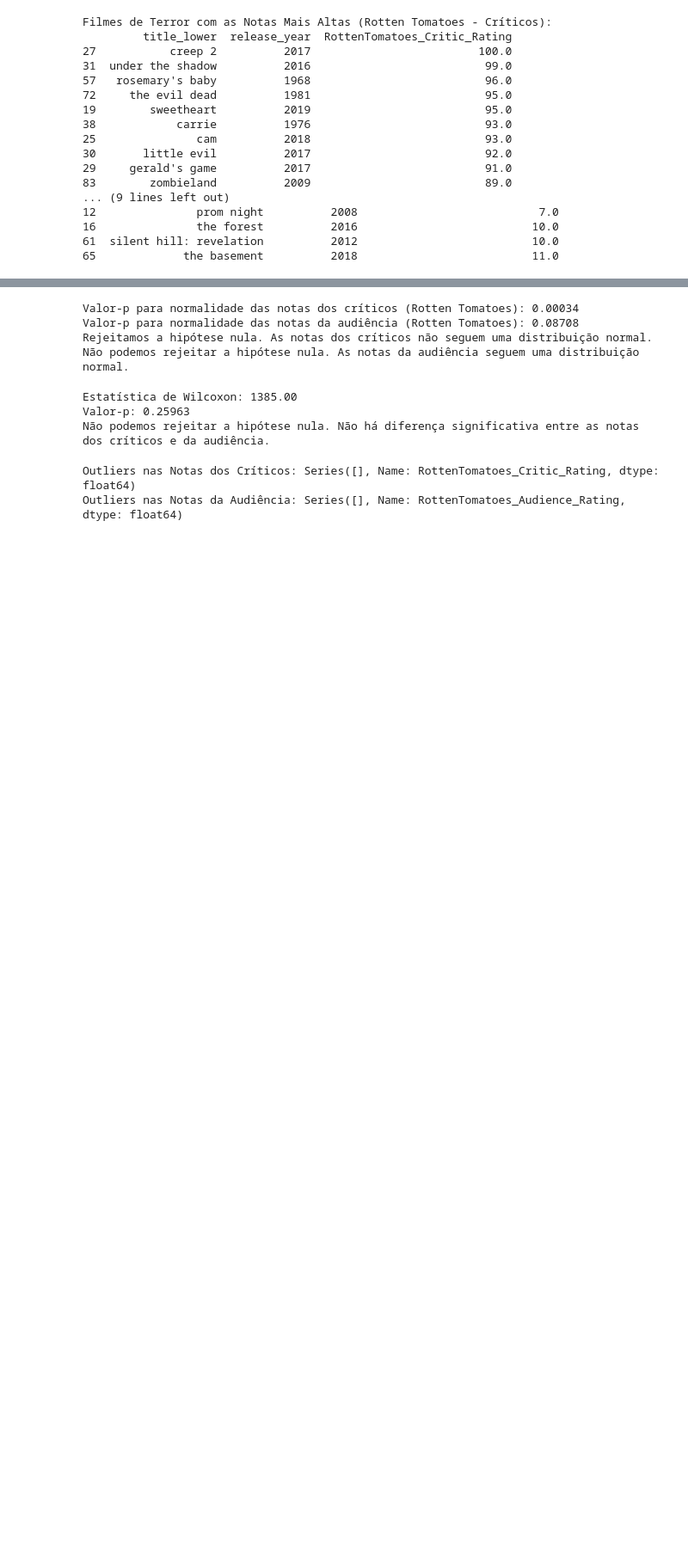
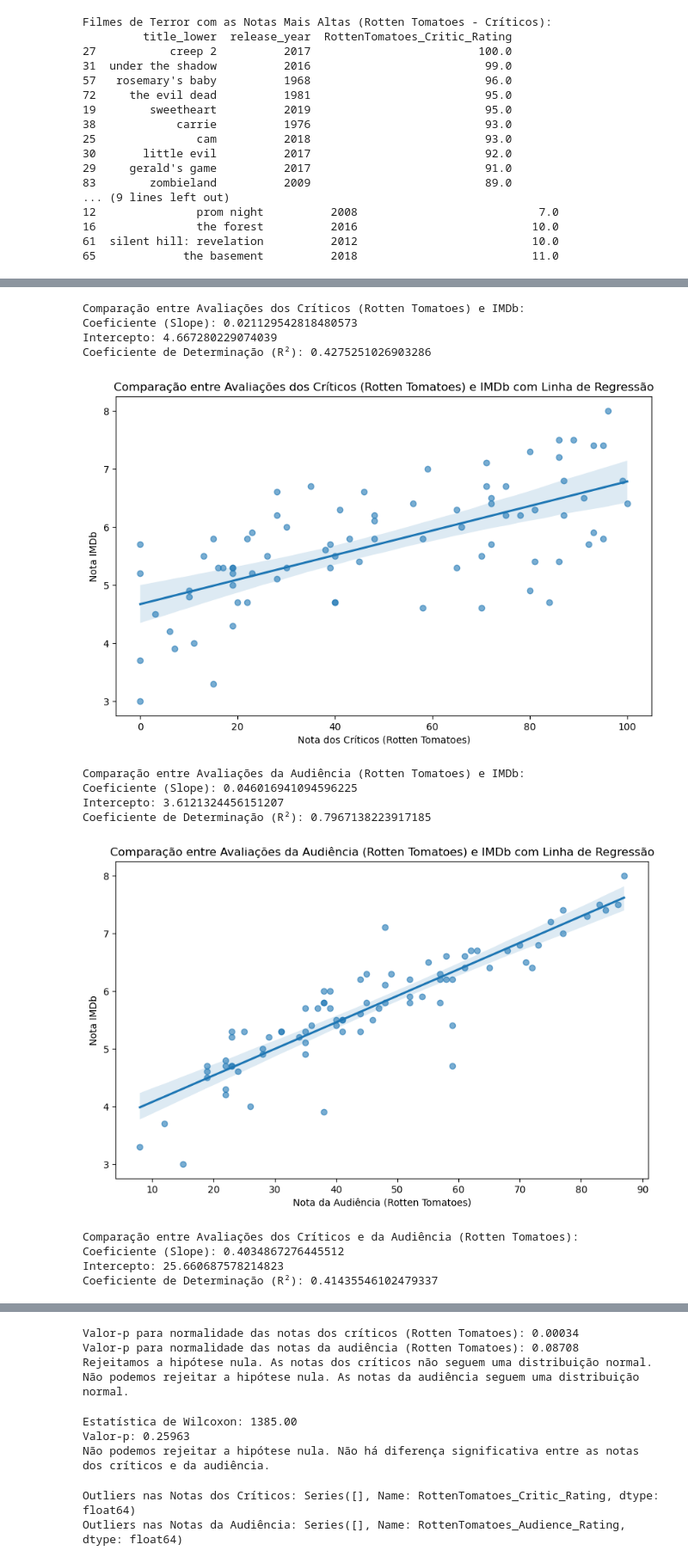
Before and after one commit to Gab0502/cp4DataScience, a Jupyter notebook: cp.ipynb, the cells around one changed output, grey strips where cells are left out. Shown: that part at 86% size. Cells and saved outputs as stored; diff of their text form; code cells hidden in the pictures; blank space fills up the shorter version.

```diff
--- a/cp.ipynb
+++ b/cp.ipynb
@@ -325,0 +268,69 @@ Colunas disponíveis no ratings_df: Index(['title_lower', 'release_year', 'Netfl
+# %%
+
+if 'averageRating' in ratings_df.columns:
+    ratings_df['IMDb_Rating'] = pd.to_numeric(ratings_df['averageRating'], errors='coerce')
+elif 'IMDb_Rating' in ratings_df.columns:
+    ratings_df['IMDb_Rating'] = pd.to_numeric(ratings_df['IMDb_Rating'], errors='coerce')
+else:
+    print("Coluna de avaliação IMDb não encontrada no ratings_df. Verifique os dados.")
+
+
+
+if 'IMDb_Rating' in ratings_df.columns and 'RottenTomatoes_Critic_Rating' in ratings_df.columns and 'RottenTomatoes_Audience_Rating' in ratings_df.columns:
+
+    comparison_df = ratings_df[['RottenTomatoes_Critic_Rating', 'RottenTomatoes_Audience_Rating', 'IMDb_Rating']].dropna()
+
+    def regress_and_plot(x_col, y_col, x_label, y_label, title):
+        X = comparison_df[[x_col]].values
+        y = comparison_df[y_col].values
+
+
+        model = LinearRegression()
+        model.fit(X, y)
+
+
+        y_pred = model.predict(X)
+        r2 = r2_score(y, y_pred)
+
+
+        print(f"{title}:")
+        print(f"Coeficiente (Slope): {model.coef_[0]}")
+        print(f"Intercepto: {model.intercept_}")
+        print(f"Coeficiente de Determinação (R²): {r2}\n")
+
+
+        plt.figure(figsize=(10, 6))
+        sns.regplot(x=x_col, y=y_col, data=comparison_df, scatter_kws={'alpha':0.6})
+        plt.title(f"{title} com Linha de Regressão")
+        plt.xlabel(x_label)
+        plt.ylabel(y_label)
+        plt.show()
+
+
+    regress_and_plot('RottenTomatoes_Critic_Rating', 'IMDb_Rating', 'Nota dos Críticos (Rotten Tomatoes)', 'Nota IMDb',
+                     'Comparação entre Avaliações dos Críticos (Rotten Tomatoes) e IMDb')
+
+
+    regress_and_plot('RottenTomatoes_Audience_Rating', 'IMDb_Rating', 'Nota da Audiência (Rotten Tomatoes)', 'Nota IMDb',
+                     'Comparação entre Avaliações da Audiência (Rotten Tomatoes) e IMDb')
+
+
+    regress_and_plot('RottenTomatoes_Critic_Rating', 'RottenTomatoes_Audience_Rating', 'Nota dos Críticos (Rotten Tomatoes)', 'Nota da Audiência (Rotten Tomatoes)',
+                     'Comparação entre Avaliações dos Críticos e da Audiência (Rotten Tomatoes)')
+else:
+    print("Dados insuficientes para gerar comparações. Verifique se todas as colunas de avaliação estão presentes no DataFrame.")
+# %% [output]
+Comparação entre Avaliações dos Críticos (Rotten Tomatoes) e IMDb:
+Coeficiente (Slope): 0.021129542818480573
+Intercepto: 4.667280229074039
+Coeficiente de Determinação (R²): 0.4275251026903286
+[figure, added]
+Comparação entre Avaliações da Audiência (Rotten Tomatoes) e IMDb:
+Coeficiente (Slope): 0.046016941094596225
+Intercepto: 3.6121324456151207
+Coeficiente de Determinação (R²): 0.7967138223917185
+[figure, added]
+Comparação entre Avaliações dos Críticos e da Audiência (Rotten Tomatoes):
+Coeficiente (Slope): 0.4034867276445512
+Intercepto: 25.660687578214823
+Coeficiente de Determinação (R²): 0.41435546102479337
```
Also changed, not shown: parts of 14 cells of this notebook.
